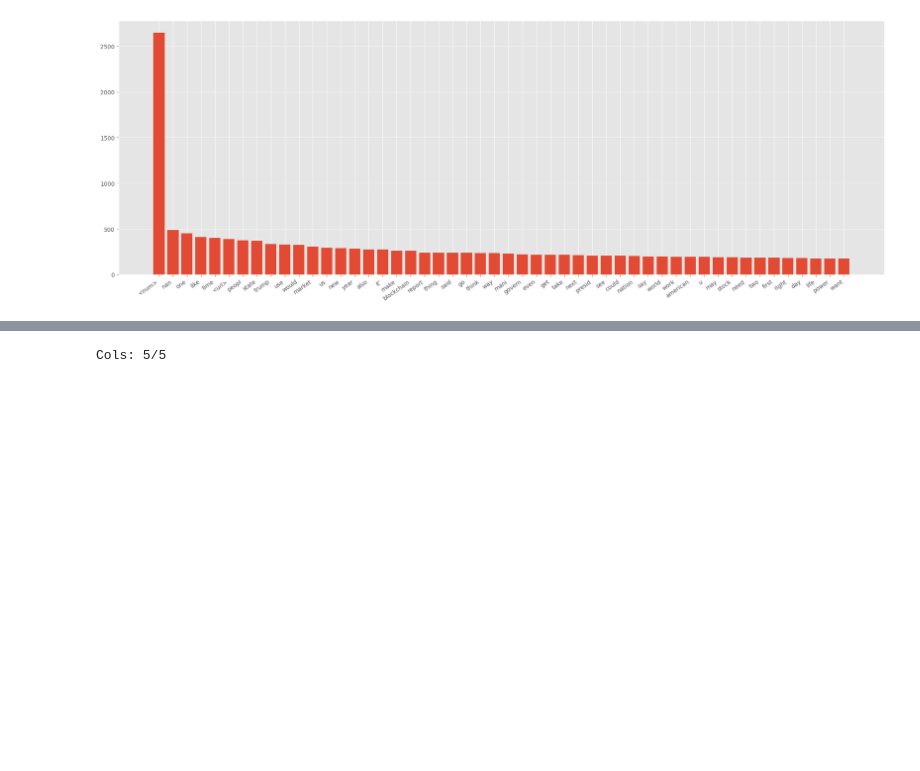
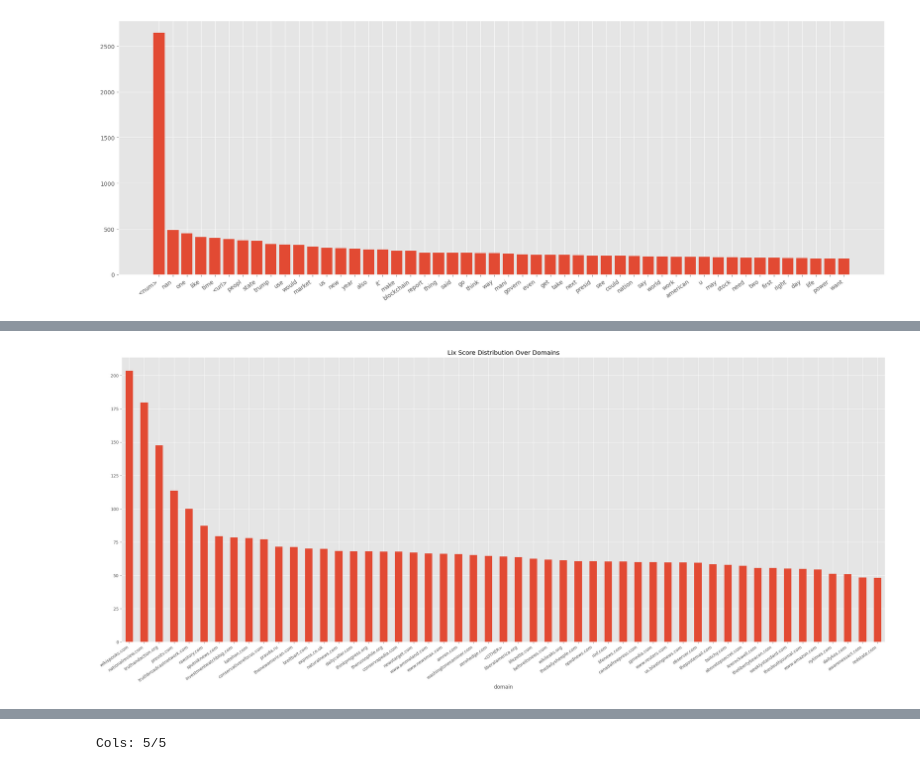
Before and after one commit to karlaugustnybo/Fake-News-Project, a Jupyter notebook: news/news_part_1.ipynb, the cells around one changed output, grey strips where cells are left out. Cells and saved outputs as stored; diff of their text form; code cells hidden in the pictures; blank space fills up the shorter version.

```diff
--- a/news/news_part_1.ipynb
+++ b/news/news_part_1.ipynb
@@ -337,0 +405,10 @@ df
+# %%
+top_domains = df_raw.domain.value_counts().iloc[:50].index
+df_raw['domain'] = df_raw['domain'].apply(lambda x : x if x in top_domains else '<OTHER>')
+
+df_raw.iloc[:10_000].groupby('domain').content.sum().apply(lix_score).sort_values(ascending=False).plot(kind='bar', figsize=(32,12))
+plt.xticks(rotation=35, ha='right')
+plt.title('Lix Score Distribution Over Domains')
+plt.show()
+# %% [output]
+[figure, added]
```
Also changed, not shown: parts of 13 cells of this notebook.
